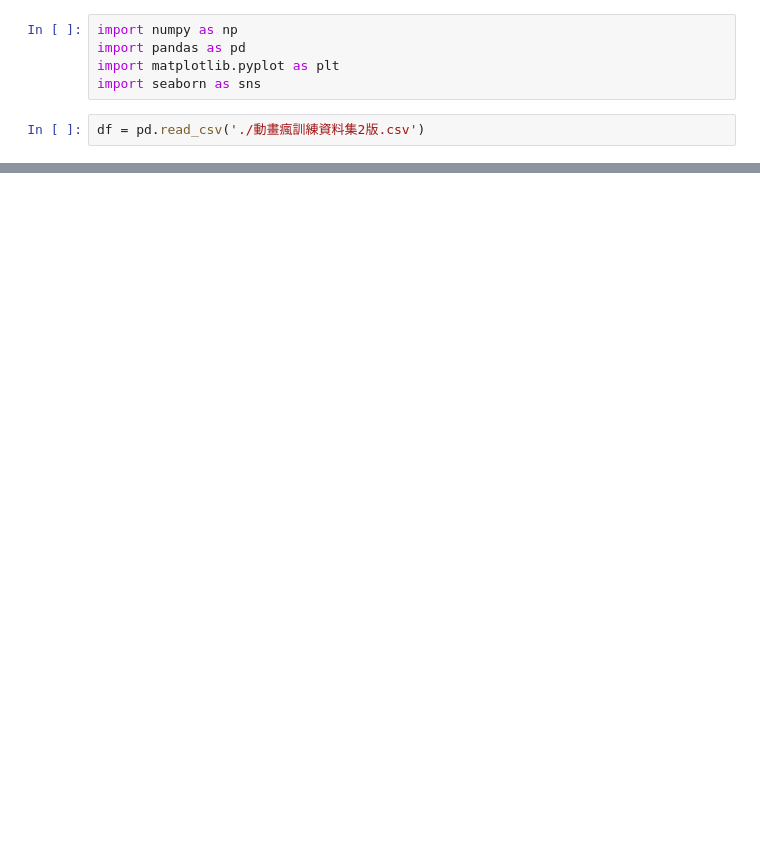
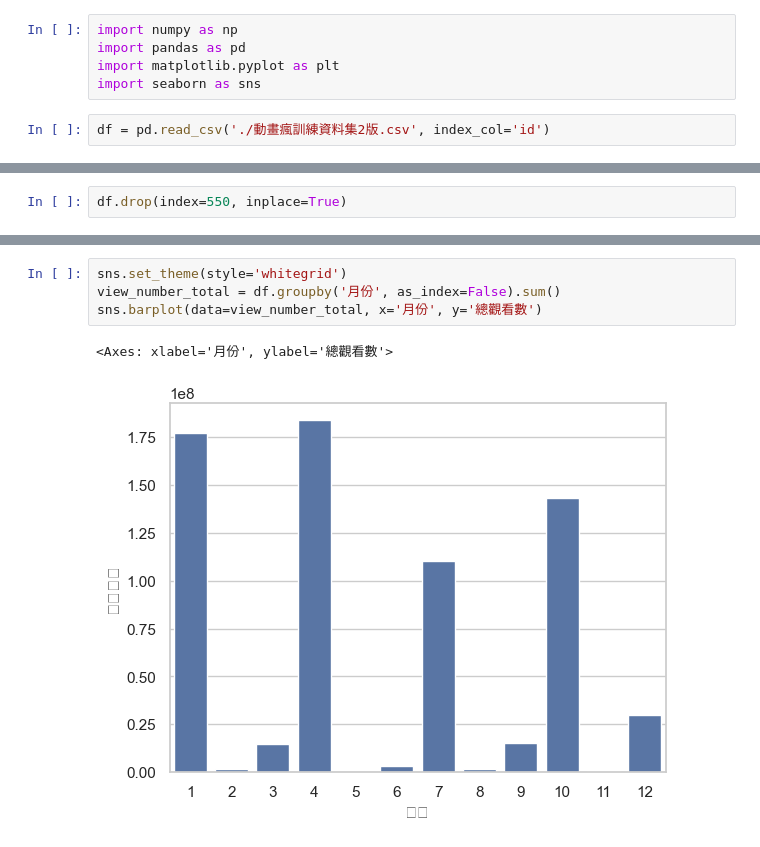
Before and after one commit to hsiaoyt0923/Anime_View_Number_Regression, a Jupyter notebook: visualize.ipynb, the cells around one changed output, grey strips where cells are left out. Drawn from its saved outputs; the diff is of its cells as text; blank space fills up the shorter version.

```diff
--- a/visualize.ipynb
+++ b/visualize.ipynb
@@ -4,7 +4,7 @@ import pandas as pd
 import matplotlib.pyplot as plt
 import seaborn as sns
 # %%
-df = pd.read_csv('./動畫瘋訓練資料集2版.csv')
+df = pd.read_csv('./動畫瘋訓練資料集2版.csv', index_col='id')
 # %%
 df.info()
 # %% [output]
@@ -27,0 +54,2 @@ memory usage: 91.1+ KB
+# %%
+df.drop(index=550, inplace=True)
@@ -27,0 +119,7 @@ memory usage: 91.1+ KB
+# %%
+sns.set_theme(style='whitegrid')
+view_number_total = df.groupby('月份', as_index=False).sum()
+sns.barplot(data=view_number_total, x='月份', y='總觀看數')
+# %% [output]
+<Axes: xlabel='月份', ylabel='總觀看數'>
+[figure, added]
```
Also changed, not shown: parts of 7 cells of this notebook, 3 other files.
